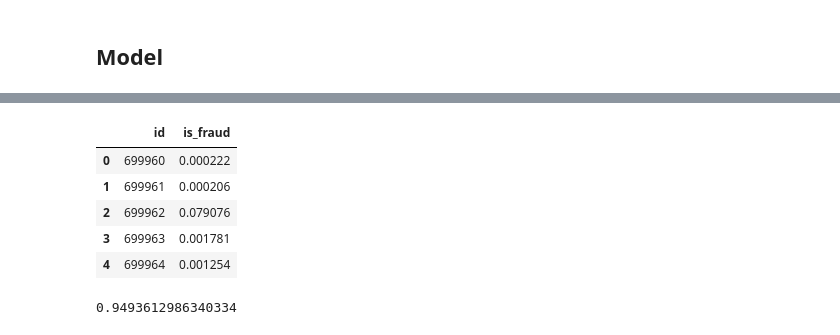
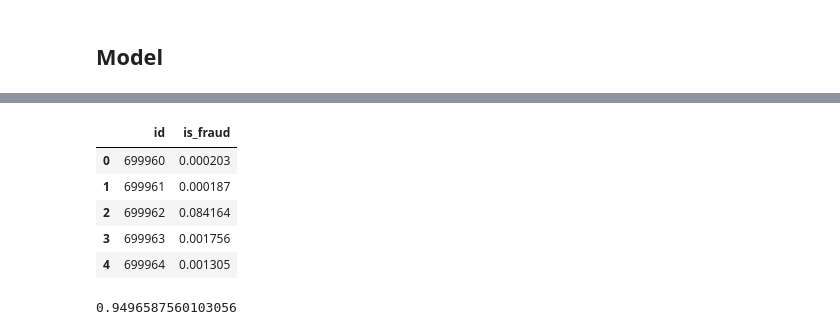
Before and after one commit to oivler/kaggle-credit-card-fraud, a Jupyter notebook: model.ipynb, the cells around one changed output, grey strips where cells are left out. Cells and saved outputs as stored; diff of their text form; code cells hidden in the pictures.

```diff
--- a/model.ipynb
+++ b/model.ipynb
@@ -678,8 +703,9 @@ oof_cat = np.zeros(len(X))
 pred_cat = np.zeros(len(X_test))
 
 for fold, (tr_idx, va_idx) in enumerate(skf.split(X, y), start=1):
-    X_tr, y_tr = append_original(X.iloc[tr_idx], y.iloc[tr_idx])
-    X_va, y_va = X.iloc[va_idx], y.iloc[va_idx]
+    X_tr, y_tr = append_original(X.iloc[tr_idx], y.iloc[tr_idx], feature_cols_te)
+    X_va = X.iloc[va_idx][feature_cols_te]
+    y_va = y.iloc[va_idx]
     model = CatBoostClassifier(
         loss_function="Logloss",
         eval_metric="AUC",
@@ -691,17 +717,12 @@ for fold, (tr_idx, va_idx) in enumerate(skf.split(X, y), start=1):
         verbose=False,
         early_stopping_rounds=200,
     )
-    model.fit(
-        Pool(X_tr[feature_cols], y_tr),
-        eval_set=Pool(X_va[feature_cols], y_va),
-        use_best_model=True,
-    )
-    oof_cat[va_idx] = model.predict_proba(X_va[feature_cols])[:, 1]
-    pred_cat += model.predict_proba(X_test[feature_cols])[:, 1] / skf.n_splits
+    model.fit(Pool(X_tr, y_tr), eval_set=Pool(X_va, y_va), use_best_model=True)
+    oof_cat[va_idx] = model.predict_proba(X_va)[:, 1]
+    pred_cat += model.predict_proba(X_test[feature_cols_te])[:, 1] / skf.n_splits
     print(f"cat3 fold {fold}: {roc_auc_score(y_va, oof_cat[va_idx]):.6f} iter={model.get_best_iteration()}")
 
 print(f"cat3 cv: {roc_auc_score(y, oof_cat):.6f}")
 oof_preds["cat3"] = oof_cat
 test_preds["cat3"] = pred_cat
-full_preds["cat3"] = pred_cat
 # %% [output]
@@ -921,28 +801,19 @@ for name in member_names:
     print(f"{name}: {roc_auc_score(y, oof_preds[name]):.6f}")
 
 oof_matrix = np.column_stack([oof_preds[k] for k in member_names])
-test_matrix = np.column_stack([full_preds[k] for k in member_names])
-oof_rank_matrix = np.column_stack([to_rank(oof_preds[k]) for k in member_names])
-test_rank_matrix = np.column_stack([to_rank(full_preds[k]) for k in member_names])
+test_matrix = np.column_stack([test_preds[k] for k in member_names])
+oof_logits = np.column_stack([to_logit(oof_preds[k]) for k in member_names])
+test_logits = np.column_stack([to_logit(test_preds[k]) for k in member_names])
 
-oof_logit = np.zeros(len(X))
-test_logit = np.zeros(len(X_test))
-for fold, (tr_idx, va_idx) in enumerate(skf.split(oof_matrix, y), start=1):
-    meta = LogisticRegression(C=1.0, max_iter=2000, solver="lbfgs")
-    meta.fit(oof_matrix[tr_idx], y.iloc[tr_idx])
-    oof_logit[va_idx] = meta.predict_proba(oof_matrix[va_idx])[:, 1]
-    test_logit += meta.predict_proba(test_matrix)[:, 1] / skf.n_splits
-    print(f"logit stack fold {fold}: {roc_auc_score(y.iloc[va_idx], oof_logit[va_idx]):.6f}")
-print(f"logit stack cv: {roc_auc_score(y, oof_logit):.6f}")
-
-oof_rank_logit = np.zeros(len(X))
-test_rank_logit = np.zeros(len(X_test))
-for fold, (tr_idx, va_idx) in enumerate(skf.split(oof_rank_matrix, y), start=1):
-    meta = LogisticRegression(C=1.0, max_iter=2000, solver="lbfgs")
-    meta.fit(oof_rank_matrix[tr_idx], y.iloc[tr_idx])
-    oof_rank_logit[va_idx] = meta.predict_proba(oof_rank_matrix[va_idx])[:, 1]
-    test_rank_logit += meta.predict_proba(test_rank_matrix)[:, 1] / skf.n_splits
-print(f"rank-logit stack cv: {roc_auc_score(y, oof_rank_logit):.6f}")
+oof_stack = np.zeros(len(X))
+test_stack = np.zeros(len(X_test))
+for fold, (tr_idx, va_idx) in enumerate(skf.split(oof_logits, y), start=1):
+    meta = LogisticRegression(C=0.5, max_iter=3000, solver="lbfgs")
+    meta.fit(oof_logits[tr_idx], y.iloc[tr_idx])
+    oof_stack[va_idx] = meta.predict_proba(oof_logits[va_idx])[:, 1]
+    test_stack += meta.predict_proba(test_logits)[:, 1] / skf.n_splits
+    print(f"logit-meta fold {fold}: {roc_auc_score(y.iloc[va_idx], oof_stack[va_idx]):.6f}")
+print(f"logit-meta cv: {roc_auc_score(y, oof_stack):.6f}")
 
 def hill_climb(oof_dict, y_arr, max_models=10):
     remaining = dict(oof_dict)
@@ -976,19 +847,19 @@ def hill_climb(oof_dict, y_arr, max_models=10):
 oof_hill, hill_weights, hill_auc = hill_climb(oof_preds, y)
 test_hill = np.zeros(len(X_test))
 for name, w in hill_weights.items():
-    test_hill += w * full_preds[name]
+    test_hill += w * test_preds[name]
 print(f"hill cv: {hill_auc:.6f}")
 print("hill weights:", {k: round(v, 4) for k, v in hill_weights.items()})
 
-oof_rank_mean = oof_rank_matrix.mean(axis=1)
-test_rank_mean = test_rank_matrix.mean(axis=1)
-print(f"rank-mean cv: {roc_auc_score(y, oof_rank_mean):.6f}")
+oof_blend = 0.5 * oof_stack + 0.5 * oof_hill
+test_blend = 0.5 * test_stack + 0.5 * test_hill
+blend_auc = roc_auc_score(y, oof_blend)
+print(f"meta+hill blend cv: {blend_auc:.6f}")
 
 candidates = {
-    "logit": (roc_auc_score(y, oof_logit), test_logit),
-    "rank_logit": (roc_auc_score(y, oof_rank_logit), test_rank_logit),
+    "logit_meta": (roc_auc_score(y, oof_stack), test_stack),
     "hill": (hill_auc, test_hill),
-    "rank_mean": (roc_auc_score(y, oof_rank_mean), test_rank_mean),
+    "blend": (blend_auc, test_blend),
 }
 best_name = max(candidates, key=lambda k: candidates[k][0])
 cv_auc, test_pred = candidates[best_name]
@@ -1020,7 +894,7 @@ selected hill cv=0.949361
 |  | id | is_fraud |
-| 0 | 699960 | 0.000222 |
-| 1 | 699961 | 0.000206 |
-| 2 | 699962 | 0.079076 |
-| 3 | 699963 | 0.001781 |
-| 4 | 699964 | 0.001254 |
+| 0 | 699960 | 0.000203 |
+| 1 | 699961 | 0.000187 |
+| 2 | 699962 | 0.084164 |
+| 3 | 699963 | 0.001756 |
+| 4 | 699964 | 0.001305 |
-0.9493612986340334
+0.9496587560103056
```
Also changed, not shown: parts of 13 cells of this notebook.
